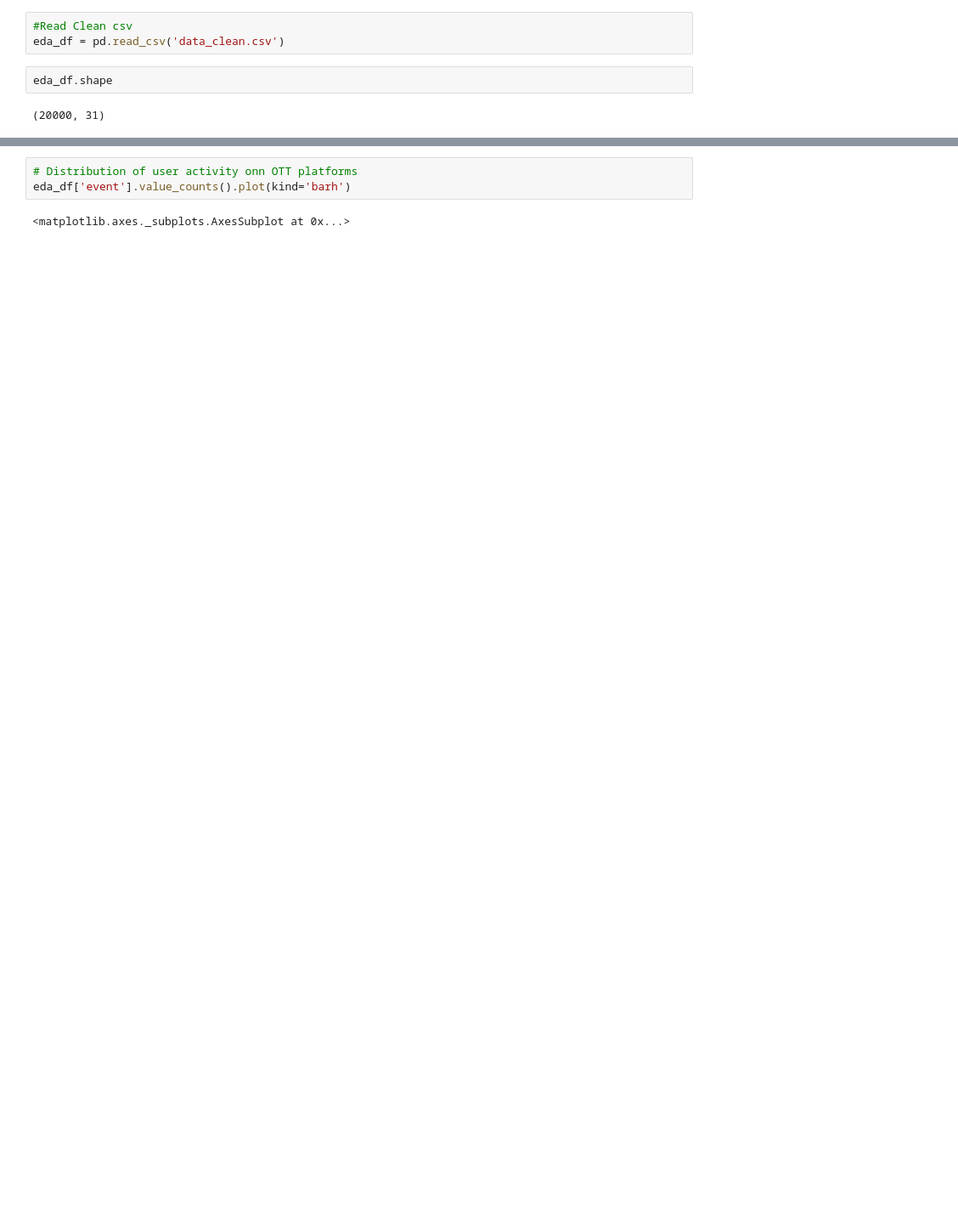
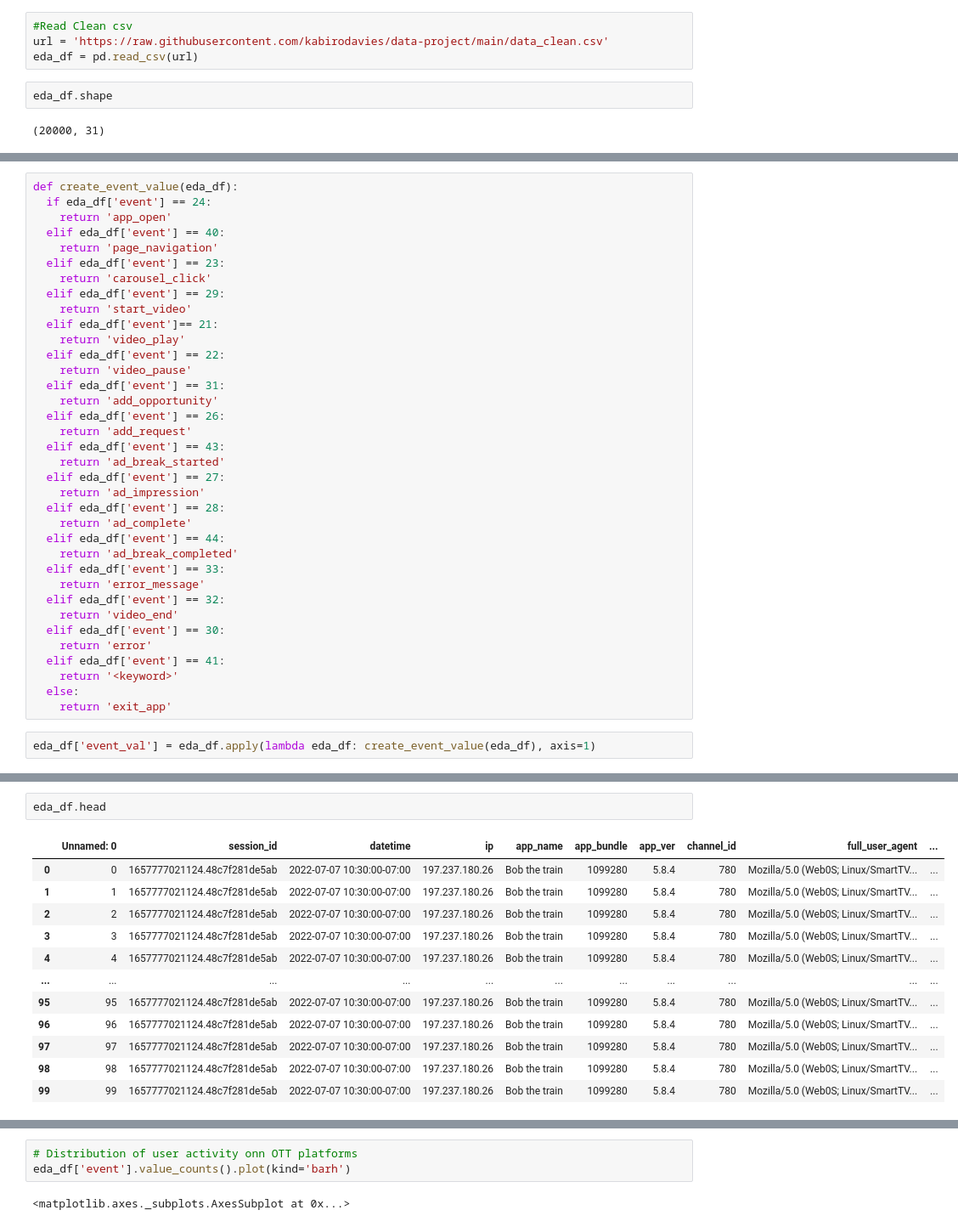
Before and after one commit to kabirodavies/data-project, a Jupyter notebook: Castify_project.ipynb, the cells around one changed output, grey strips where cells are left out. Shown: that part at 85% size. Saved outputs shown, nothing was run; the diff lists cells and outputs as text; blank space fills up the shorter version.

Commit message:
Modified the events column

```diff
--- a/Castify_project.ipynb
+++ b/Castify_project.ipynb
@@ -308,7 +308,8 @@ The data cleaning is now performed, let's jump to the EDA!
 # Exploratory Data Analysis (EDA)
 # %%
 #Read Clean csv
-eda_df = pd.read_csv('data_clean.csv')
+url = 'https://raw.githubusercontent.com/kabirodavies/data-project/main/data_clean.csv'
+eda_df = pd.read_csv(url)
 # %%
 eda_df.shape
 # %% [output]
@@ -315,0 +329,38 @@ eda_df.shape
+# %%
+def create_event_value(eda_df):
+  if eda_df['event'] == 24:
+    return 'app_open'
+  elif eda_df['event'] == 40:
+    return 'page_navigation'
+  elif eda_df['event'] == 23:
+    return 'carousel_click'
+  elif eda_df['event'] == 29:
+    return 'start_video'
+  elif eda_df['event']== 21:
+    return 'video_play'
+  elif eda_df['event'] == 22:
+    return 'video_pause'
+  elif eda_df['event'] == 31:
+    return 'add_opportunity'
+  elif eda_df['event'] == 26:
+    return 'add_request'
+  elif eda_df['event'] == 43:
+    return 'ad_break_started'
+  elif eda_df['event'] == 27:
+    return 'ad_impression'
+  elif eda_df['event'] == 28:
+    return 'ad_complete'
+  elif eda_df['event'] == 44:
+    return 'ad_break_completed'
+  elif eda_df['event'] == 33:
+    return 'error_message'
+  elif eda_df['event'] == 32:
+    return 'video_end'
+  elif eda_df['event'] == 30:
+    return 'error'
+  elif eda_df['event'] == 41:
+    return '<keyword>'
+  else:
+    return 'exit_app'
+# %%
+eda_df['event_val'] = eda_df.apply(lambda eda_df: create_event_value(eda_df), axis=1)
@@ -315,0 +387,15 @@ eda_df.shape
+# %%
+eda_df.head
+# %% [output]
+|  | Unnamed: 0 | session_id | datetime | ip | app_name | app_bundle | app_ver | channel_id | full_user_agent | ... |
+| 0 | 0 | 1657777021124.48c7f281de5ab | 2022-07-07 10:30:00-07:00 | 197.237.180.26 | Bob the train | 1099280 | 5.8.4 | 780 | Mozilla/5.0 (Web0S; Linux/SmartTV... | ... |
+| 1 | 1 | 1657777021124.48c7f281de5ab | 2022-07-07 10:30:00-07:00 | 197.237.180.26 | Bob the train | 1099280 | 5.8.4 | 780 | Mozilla/5.0 (Web0S; Linux/SmartTV... | ... |
+| 2 | 2 | 1657777021124.48c7f281de5ab | 2022-07-07 10:30:00-07:00 | 197.237.180.26 | Bob the train | 1099280 | 5.8.4 | 780 | Mozilla/5.0 (Web0S; Linux/SmartTV... | ... |
+| 3 | 3 | 1657777021124.48c7f281de5ab | 2022-07-07 10:30:00-07:00 | 197.237.180.26 | Bob the train | 1099280 | 5.8.4 | 780 | Mozilla/5.0 (Web0S; Linux/SmartTV... | ... |
+| 4 | 4 | 1657777021124.48c7f281de5ab | 2022-07-07 10:30:00-07:00 | 197.237.180.26 | Bob the train | 1099280 | 5.8.4 | 780 | Mozilla/5.0 (Web0S; Linux/SmartTV... | ... |
+| ... | ... | ... | ... | ... | ... | ... | ... | ... | ... | ... |
+| 95 | 95 | 1657777021124.48c7f281de5ab | 2022-07-07 10:30:00-07:00 | 197.237.180.26 | Bob the train | 1099280 | 5.8.4 | 780 | Mozilla/5.0 (Web0S; Linux/SmartTV... | ... |
+| 96 | 96 | 1657777021124.48c7f281de5ab | 2022-07-07 10:30:00-07:00 | 197.237.180.26 | Bob the train | 1099280 | 5.8.4 | 780 | Mozilla/5.0 (Web0S; Linux/SmartTV... | ... |
+| 97 | 97 | 1657777021124.48c7f281de5ab | 2022-07-07 10:30:00-07:00 | 197.237.180.26 | Bob the train | 1099280 | 5.8.4 | 780 | Mozilla/5.0 (Web0S; Linux/SmartTV... | ... |
+| 98 | 98 | 1657777021124.48c7f281de5ab | 2022-07-07 10:30:00-07:00 | 197.237.180.26 | Bob the train | 1099280 | 5.8.4 | 780 | Mozilla/5.0 (Web0S; Linux/SmartTV... | ... |
+| 99 | 99 | 1657777021124.48c7f281de5ab | 2022-07-07 10:30:00-07:00 | 197.237.180.26 | Bob the train | 1099280 | 5.8.4 | 780 | Mozilla/5.0 (Web0S; Linux/SmartTV... | ... |
```
Also changed, not shown: parts of 8 cells of this notebook.
